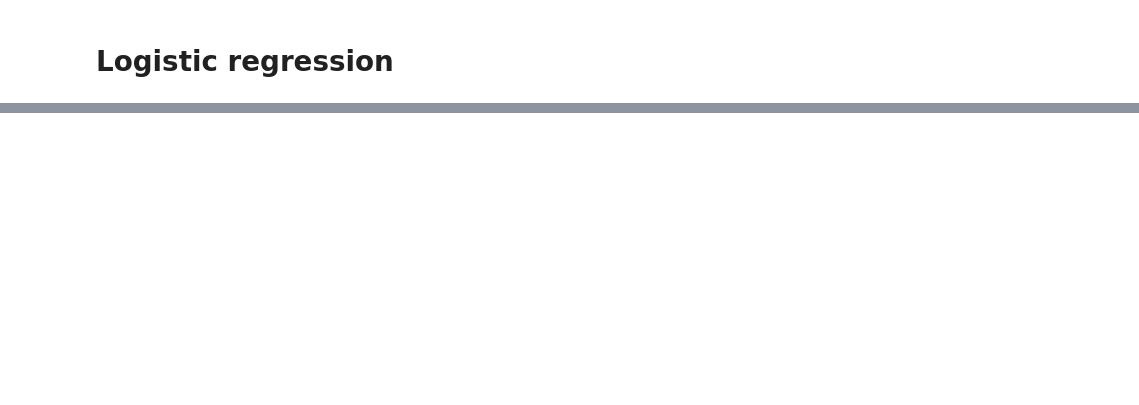
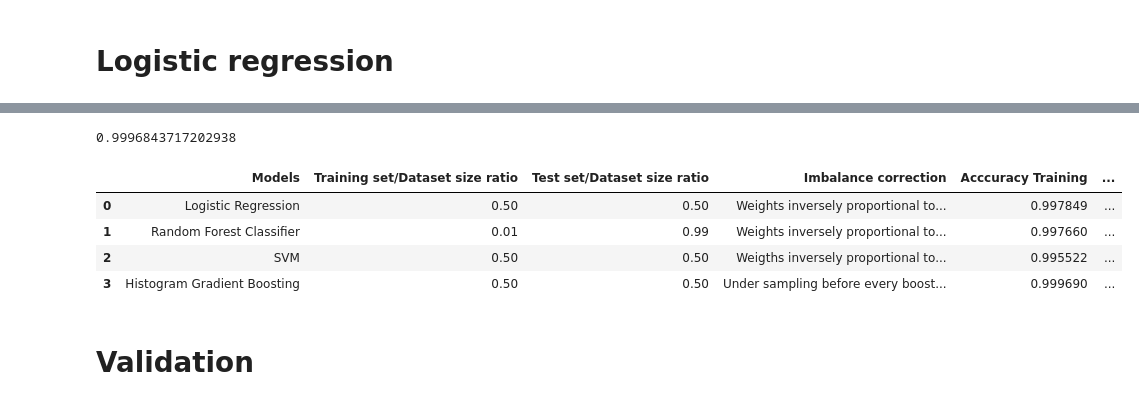
Before and after one commit to CamilaDuitama/RascovanProject, a Jupyter notebook: Scripts/Classification.ipynb, the cells around one changed output, grey strips where cells are left out. Cells and saved outputs as stored; diff of their text form; code cells hidden in the pictures; blank space fills up the shorter version.

```diff
--- a/Scripts/Classification.ipynb
+++ b/Scripts/Classification.ipynb
@@ -241,0 +294,10 @@ np.savetxt("Classification/LR/y_test_score_LR.csv",y_test_score_LR,delimiter=","
+# %%
+from sklearn.ensemble import RandomForestClassifier
+import joblib
+RF = RandomForestClassifier(class_weight="balanced",n_jobs=-1)
+with joblib.parallel_backend('dask'):
+    RF.fit(X_train_small, y_train_small)
+    y_test_predicted_RF=LR.predict(X_test_big)
+    y_train_predicted_RF=LR.predict(X_train_small)
+    y_train_score_RF=RF.predict_proba(X_train_small)[:, 1]
+    y_test_score_RF=RF.predict_proba(X_test_big)[:, 1]
@@ -241,0 +376,10 @@ np.savetxt("Classification/LR/y_test_score_LR.csv",y_test_score_LR,delimiter=","
+# %%
+from sklearn.linear_model import SGDClassifier
+import joblib
+SVM = SGDClassifier(class_weight="balanced",n_jobs=-1)
+with joblib.parallel_backend('dask'):
+    SVM.fit(X_train, y_train)
+    y_test_predicted_SVM=SVM.predict(X_test)
+    y_train_predicted_SVM=SVM.predict(X_train)
+    y_train_score_SVM=SVM.decision_function(X_train)
+    y_test_score_SVM=SVM.decision_function(X_test)
@@ -241,0 +405,11 @@ np.savetxt("Classification/LR/y_test_score_LR.csv",y_test_score_LR,delimiter=","
+# %%
+from sklearn.experimental import enable_hist_gradient_boosting  # noqa
+from sklearn.ensemble import HistGradientBoostingClassifier
+from imblearn.ensemble import BalancedBaggingClassifier
+BB=BalancedBaggingClassifier(n_jobs=-1,base_estimator=HistGradientBoostingClassifier())
+with joblib.parallel_backend('dask'):
+    BB.fit(X_train, y_train)
+    y_test_predicted_BB=BB.predict(X_test)
+    y_train_predicted_BB=BB.predict(X_train)
+    y_train_score_BB=BB.decision_function(X_train)
+    y_test_score_BB=BB.decision_function(X_test)
@@ -241,0 +423,16 @@ np.savetxt("Classification/LR/y_test_score_LR.csv",y_test_score_LR,delimiter=","
+# %%
+from sklearn.metrics import accuracy_score
+accuracy_score(y_train,y_train_predicted_BB)
+# %% [output]
+0.9996843717202938
+# %%
+ModelComparison=pd.DataFrame()
+ModelComparison["Models"]=["Logistic Regression","Random Forest Classifier","SVM", "Histogram Gradient Boosting"]
+ModelComparison["Training set/Dataset size ratio"]=[np.round(X_train.shape[0]/X.shape[0],2),\
+                                                   np.round(X_train_small.shape[0]/X.shape[0],2),\
+                                                    np.round(X_train.shape[0]/X.shape[0],2),\
+                                                    np.round(X_train.shape[0]/X.shape[0],2)]
+ModelComparison["Test set/Dataset size ratio"]=[np.round(X_test.shape[0]/X.shape[0],2),\
+                                                   np.round(X_test_big.shape[0]/X.shape[0],2),\
+                                                    np.round(X_test.shape[0]/X.shape[0],2),\
+                                                    np.round(X_test.shape[0]/X.shape[0],2)]
@@ -241,0 +506,8 @@ np.savetxt("Classification/LR/y_test_score_LR.csv",y_test_score_LR,delimiter=","
+# %%
+ModelComparison
+# %% [output]
+|  | Models | Training set/Dataset size ratio | Test set/Dataset size ratio | Imbalance correction | Acccuracy Training | ... |
+| 0 | Logistic Regression | 0.50 | 0.50 | Weights inversely proportional to... | 0.997849 | ... |
+| 1 | Random Forest Classifier | 0.01 | 0.99 | Weights inversely proportional to... | 0.997660 | ... |
+| 2 | SVM | 0.50 | 0.50 | Weigths inversely proportional to... | 0.995522 | ... |
+| 3 | Histogram Gradient Boosting | 0.50 | 0.50 | Under sampling before every boost... | 0.999690 | ... |
@@ -241,0 +516,2 @@ np.savetxt("Classification/LR/y_test_score_LR.csv",y_test_score_LR,delimiter=","
+# %% [markdown]
+# Validation
```
Also changed, not shown: parts of 80 cells of this notebook.
